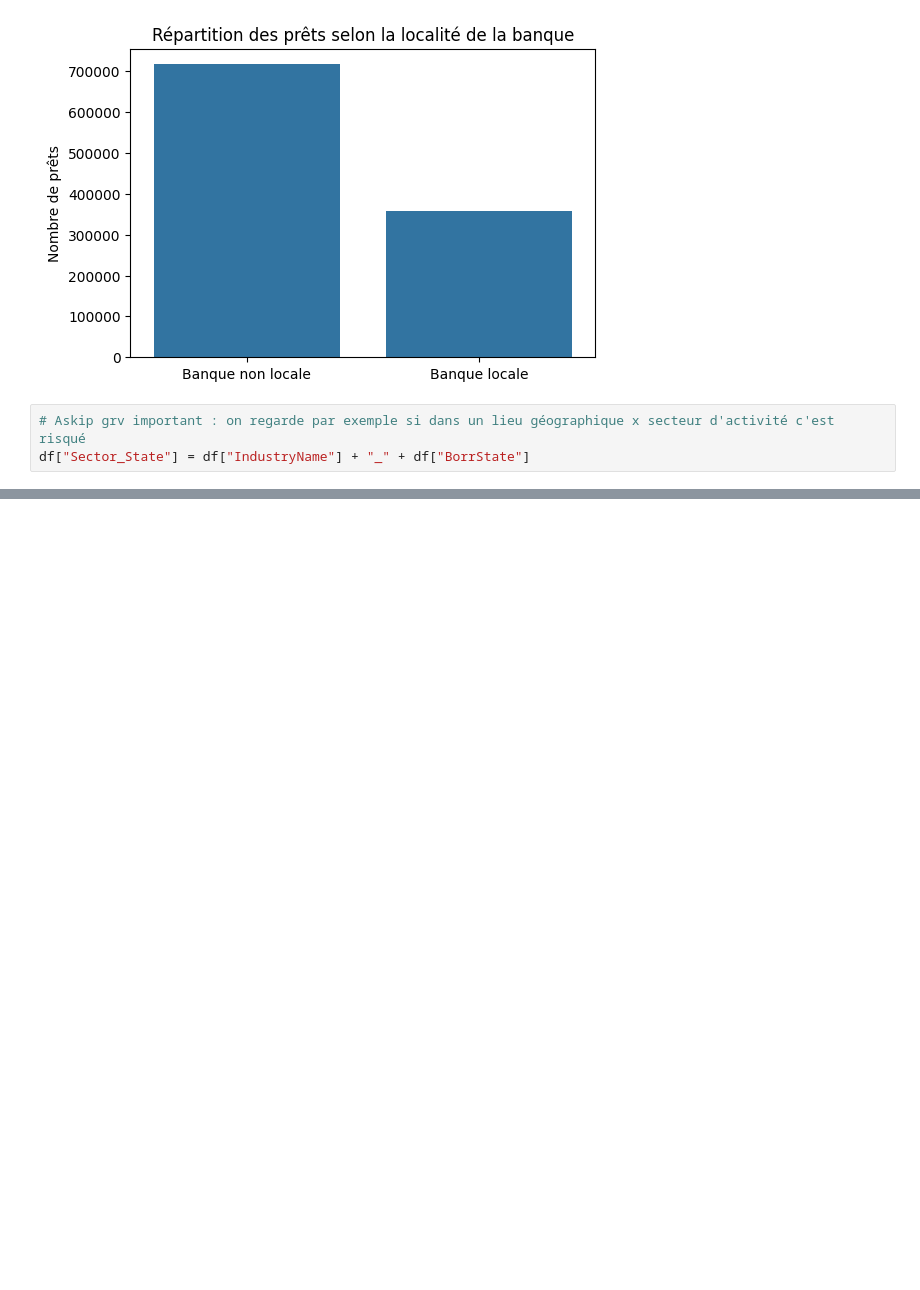
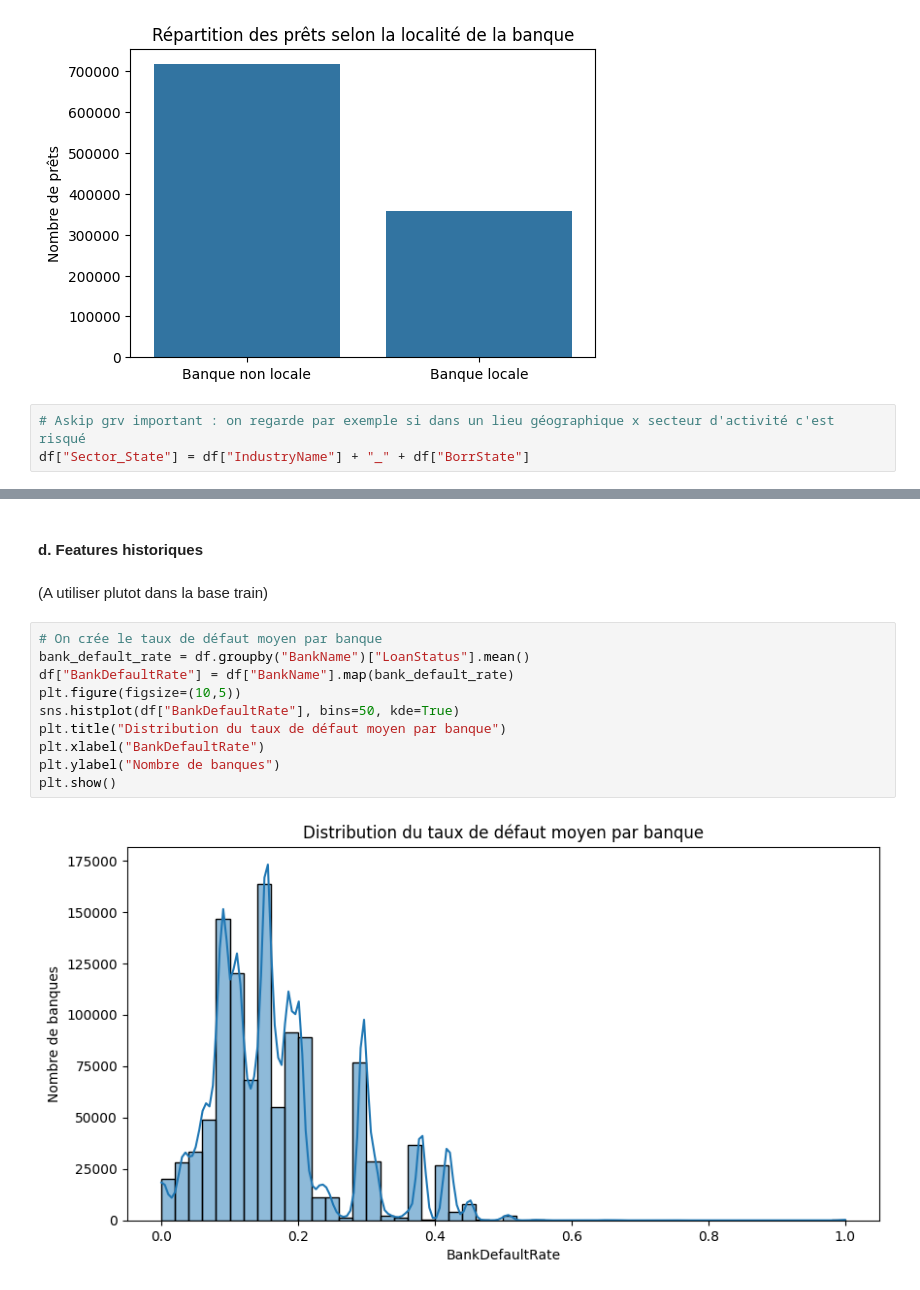
Before and after one commit to TigranGyurjyan/Machine_Learning_projet, a Jupyter notebook: EDA.ipynb, the cells around one changed output, grey strips where cells are left out. Cells and saved outputs as stored; diff of their text form; blank space fills up the shorter version.

```diff
--- a/EDA.ipynb
+++ b/EDA.ipynb
@@ -1038 +995,17 @@ Passing `palette` without assigning `hue` is deprecated and will be removed in v
 [figure]
+# %% [markdown]
+#### d. Features historiques
+# %% [markdown]
+(A utiliser plutot dans la base train)
+# %%
+# On crée le taux de défaut moyen par banque
+bank_default_rate = df.groupby("BankName")["LoanStatus"].mean()
+df["BankDefaultRate"] = df["BankName"].map(bank_default_rate)
+plt.figure(figsize=(10,5))
+sns.histplot(df["BankDefaultRate"], bins=50, kde=True)
+plt.title("Distribution du taux de défaut moyen par banque")
+plt.xlabel("BankDefaultRate")
+plt.ylabel("Nombre de banques")
+plt.show()
+# %% [output]
+[figure, added]
```
Also changed, not shown: parts of 32 cells of this notebook.
